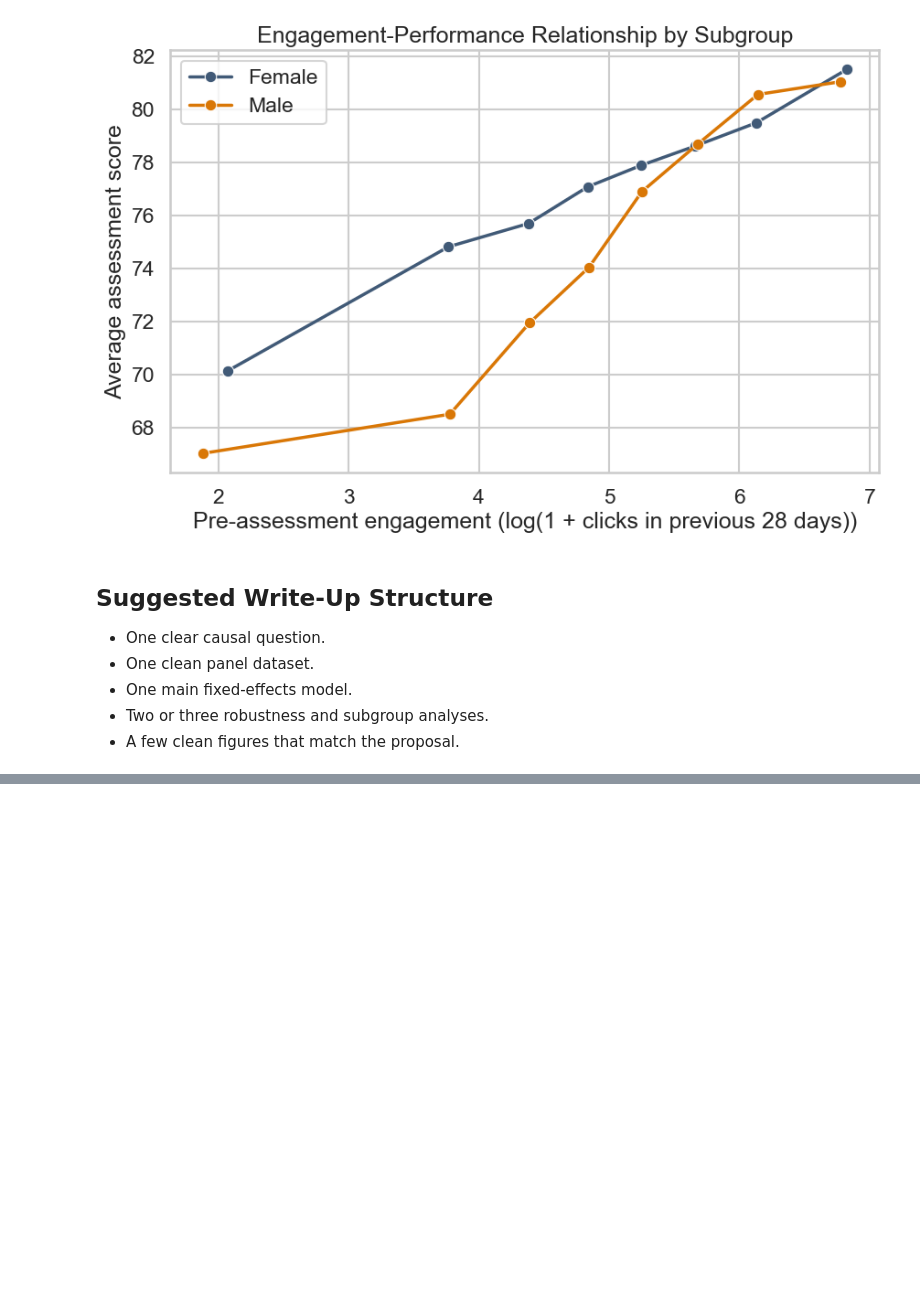
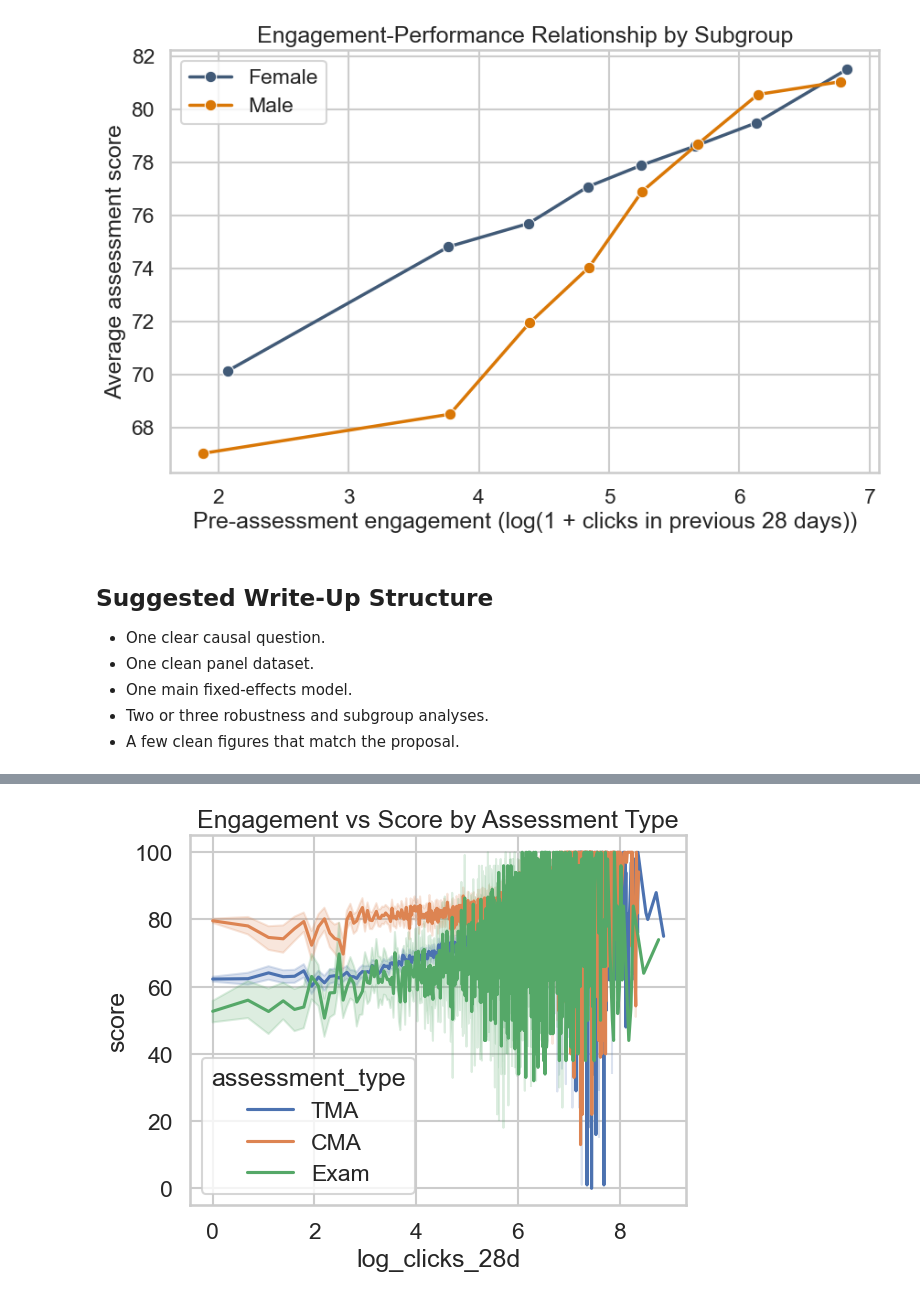
Before and after one commit to JayWu0512/EduCasual, a Jupyter notebook: notebooks/01_main_analysis.ipynb, the cells around one changed output, grey strips where cells are left out. Cells and saved outputs as stored; diff of their text form; code cells hidden in the pictures; blank space fills up the shorter version.

```diff
--- a/notebooks/01_main_analysis.ipynb
+++ b/notebooks/01_main_analysis.ipynb
@@ -139,0 +164,11 @@ plot_heterogeneity_relationship(
+# %%
+sns.lineplot(
+    data=panel,
+    x='log_clicks_28d',
+    y='score',
+    hue='assessment_type'
+)
+plt.title('Engagement vs Score by Assessment Type')
+plt.show()
+# %% [output]
+[figure, added]
```
Also changed, not shown: parts of 4 cells of this notebook.
